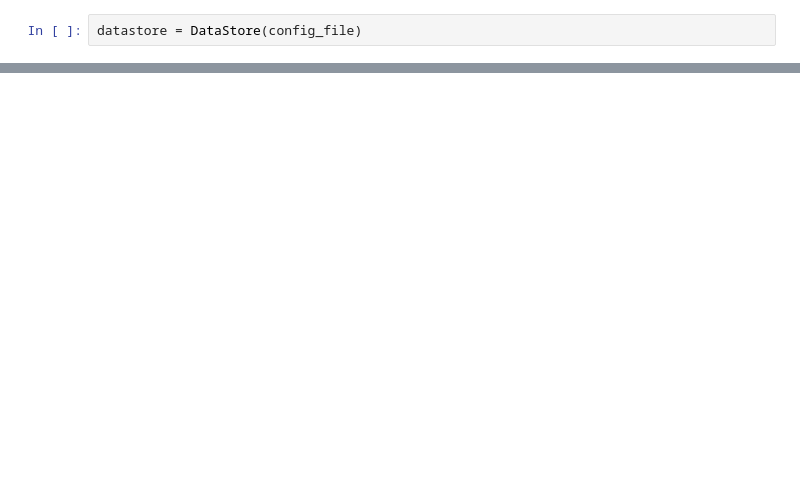
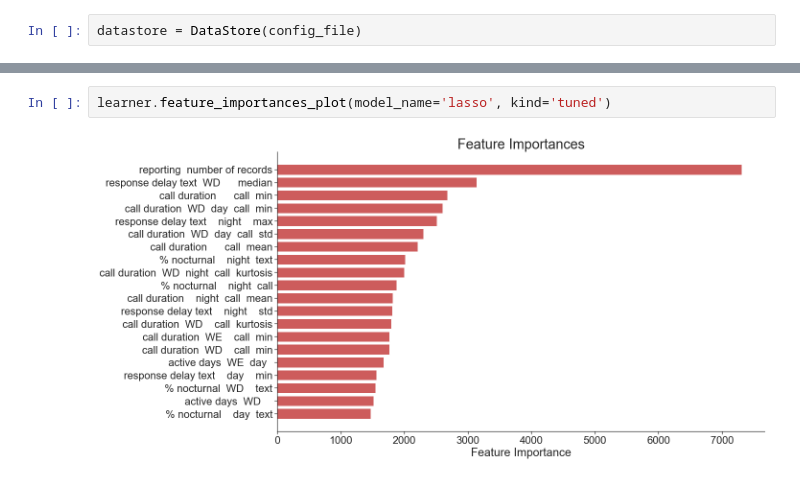
Before and after one commit to Global-Policy-Lab/cider, a Jupyter notebook: notebooks/ml_tests.ipynb, the cells around one changed output, grey strips where cells are left out. Cells and saved outputs as stored; diff of their text form; blank space fills up the shorter version.

Commit message:
autogluon feature importance + ml notebook example

```diff
--- a/notebooks/ml_tests.ipynb
+++ b/notebooks/ml_tests.ipynb
@@ -20,0 +23,4 @@ learner.targeting_table('lasso', tuned=True)
+# %%
+learner.feature_importances_plot(model_name='lasso', kind='tuned')
+# %% [output]
+[figure, added]
```
Also changed, not shown: parts of 6 cells of this notebook, 3 other files.
